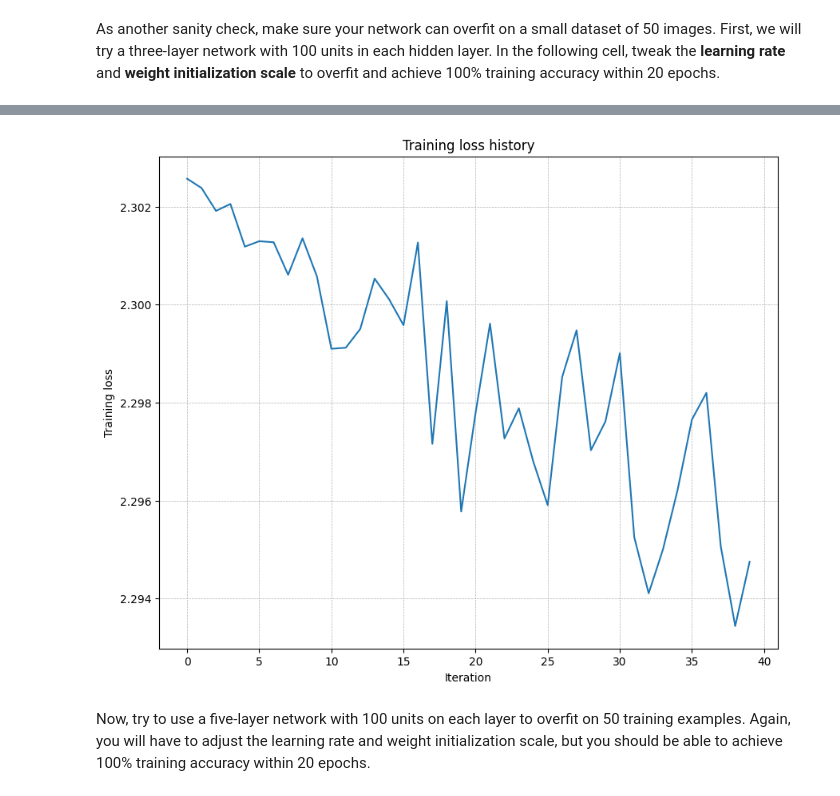
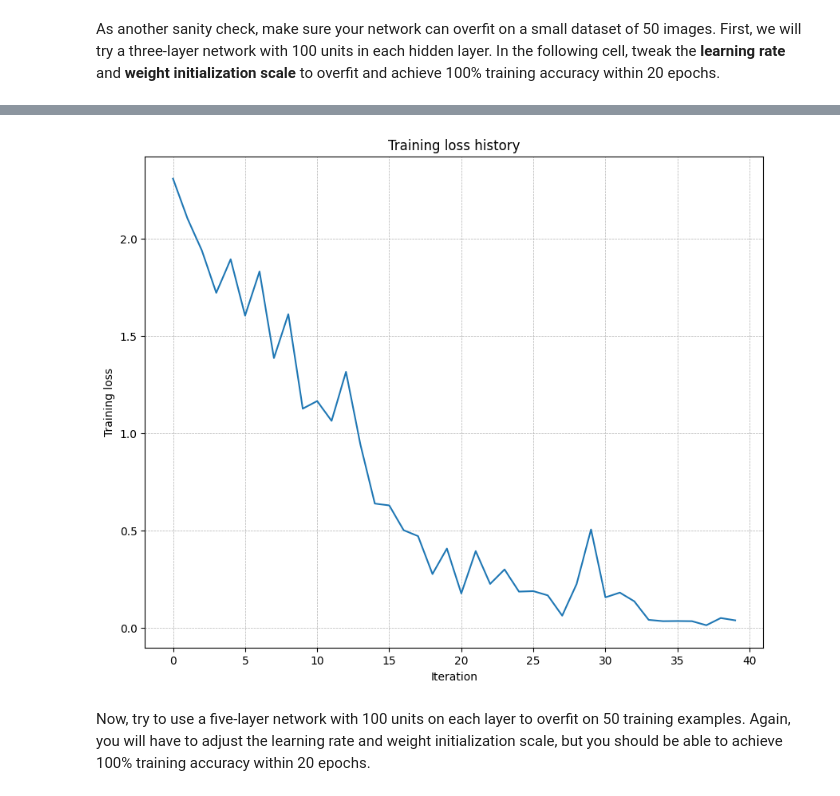
Before and after one commit to mehulgoel873/Stanford-231N, a Jupyter notebook: assignment2/FullyConnectedNets.ipynb, the cells around one changed output, grey strips where cells are left out. Cells and saved outputs as stored; diff of their text form; code cells hidden in the pictures.

```diff
--- a/assignment2/FullyConnectedNets.ipynb
+++ b/assignment2/FullyConnectedNets.ipynb
@@ -126,7 +126,7 @@ small_data = {
   "y_val": data["y_val"],
 }
 
-weight_scale = 1e-3   # Experiment with this!
+weight_scale = 1e-2   # Experiment with this!
 learning_rate = 1e-2  # Experiment with this!
 model = FullyConnectedNet(
     [100, 100],
@@ -171,4 +171,4 @@ plt.show()
-[figure, old version]
+[figure, new version]
 # %% [markdown]
 Now, try to use a five-layer network with 100 units on each layer to overfit on 50 training examples. Again, you will have to adjust the learning rate and weight initialization scale, but you should be able to achieve 100% training accuracy within 20 epochs.
 # %%
```
Also changed, not shown: parts of 7 cells of this notebook, 1 other file.
